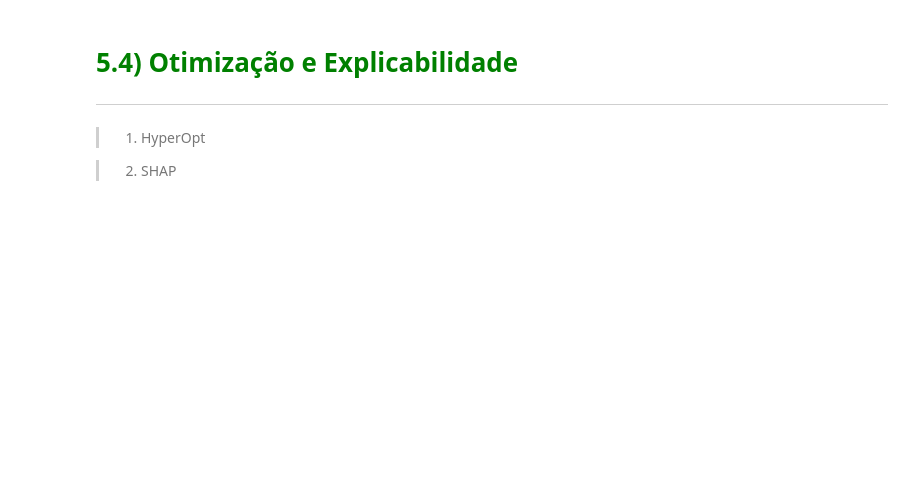
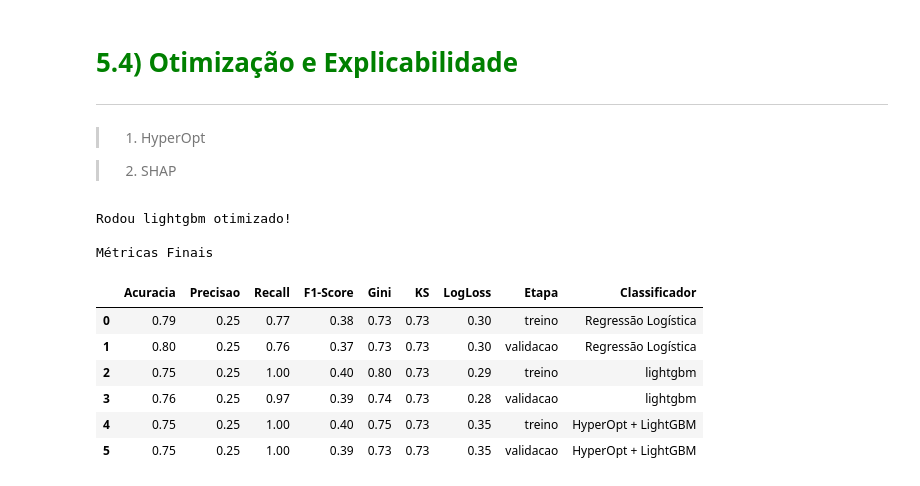
Before and after one commit to leonardovargas10/Modelo_Deteccao_Fraude, a Jupyter notebook: modelo.ipynb, the cells around one changed output. Saved outputs shown, nothing was run; the diff lists cells and outputs as text; code cells hidden in the pictures; blank space fills up the shorter version.

```diff
--- a/modelo.ipynb
+++ b/modelo.ipynb
@@ -1267,3 +1359,30 @@ Métricas Finais
 > 1. HyperOpt
 
 > 2. SHAP
+# %%
+model_otimizado, y_predict_train_otimizado, y_predict_valid_otimizado, y_proba_train_otimizado, y_proba_valid_otimizado, hiperparametros, best_hiperpams = otimizacao_hyperopt(x_train, y_train, x_valid, y_valid, 25, 'f1-score')
+
+metricas_otimizadas_lightgbm = metricas_classificacao('HyperOpt + LightGBM', y_train, y_predict_train_otimizado, y_valid, y_predict_valid_otimizado, y_proba_train_otimizado, y_proba_valid_otimizado, 'treino', 'validacao')
+print('Rodou lightgbm otimizado!')
+print()
+
+print('Métricas Finais')
+metricas_finais = metricas_classificacao_modelos_juntos(
+     [
+         metricas_reg_logistic,
+         metricas_lightgbm,
+         metricas_otimizadas_lightgbm
+     ]
+)
+display(metricas_finais)
+# %% [output]
+Rodou lightgbm otimizado!
+
+Métricas Finais
+|  | Acuracia | Precisao | Recall | F1-Score | Gini | KS | LogLoss | Etapa | Classificador |
+| 0 | 0.79 | 0.25 | 0.77 | 0.38 | 0.73 | 0.73 | 0.30 | treino | Regressão Logística |
+| 1 | 0.80 | 0.25 | 0.76 | 0.37 | 0.73 | 0.73 | 0.30 | validacao | Regressão Logística |
+| 2 | 0.75 | 0.25 | 1.00 | 0.40 | 0.80 | 0.73 | 0.29 | treino | lightgbm |
+| 3 | 0.76 | 0.25 | 0.97 | 0.39 | 0.74 | 0.73 | 0.28 | validacao | lightgbm |
+| 4 | 0.75 | 0.25 | 1.00 | 0.40 | 0.75 | 0.73 | 0.35 | treino | HyperOpt + LightGBM |
+| 5 | 0.75 | 0.25 | 1.00 | 0.39 | 0.73 | 0.73 | 0.35 | validacao | HyperOpt + LightGBM |
```
Also changed, not shown: parts of 8 cells of this notebook.
